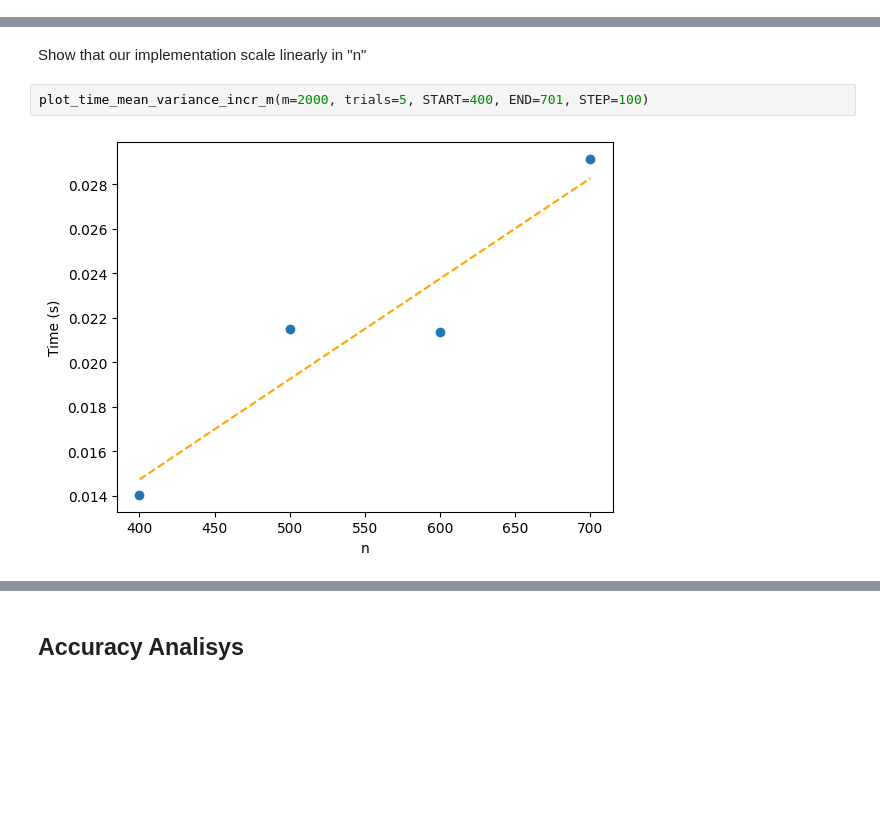
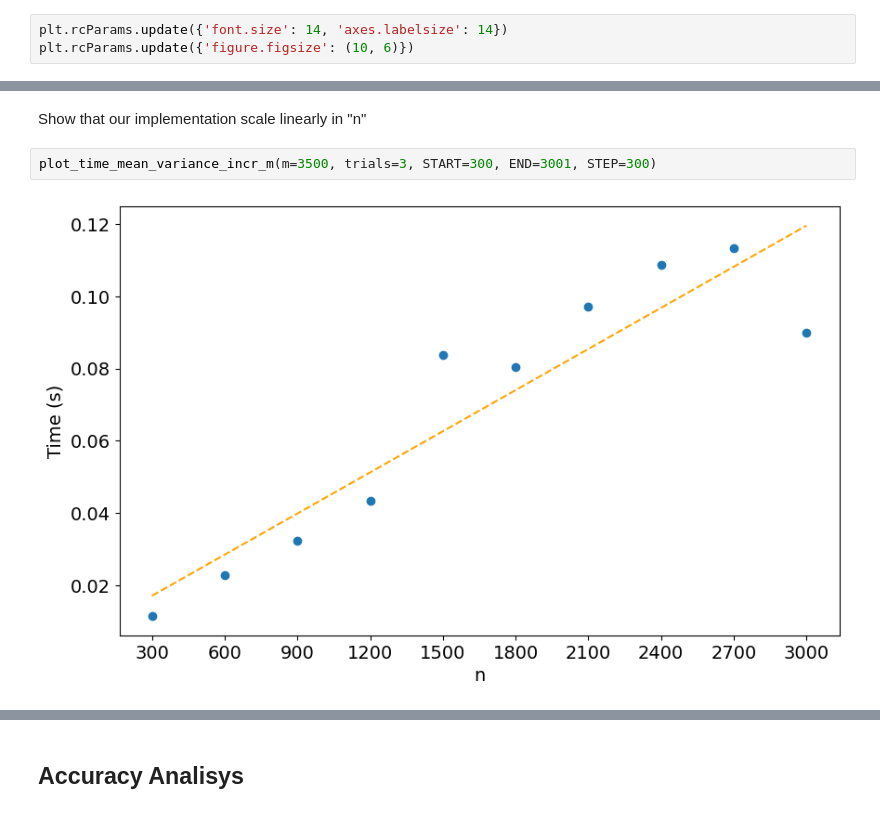
Before and after one commit to JacopoRaffi/CM_Project, a Jupyter notebook: analysis/incr_qr_analysis.ipynb, the cells around one changed output, grey strips where cells are left out. Drawn from its saved outputs; the diff is of its cells as text; blank space fills up the shorter version.

```diff
--- a/analysis/incr_qr_analysis.ipynb
+++ b/analysis/incr_qr_analysis.ipynb
@@ -16,6 +16,9 @@ from utils import *
 SEED = 42
 np.random.seed(SEED)
 random.seed(SEED)
+# %%
+plt.rcParams.update({'font.size': 14, 'axes.labelsize': 14})
+plt.rcParams.update({'figure.figsize': (10, 6)})
 # %% [markdown]
 # QR
 # %% [markdown]
@@ -31,6 +36,6 @@ plot_time_mean_variance_incr_n(n=512, trials=5, START=1000, END=10001, STEP=1000
 # %% [markdown]
 Show that our implementation scale linearly in "n"
 # %%
-plot_time_mean_variance_incr_m(m=2000, trials=5, START=400, END=701, STEP=100)
+plot_time_mean_variance_incr_m(m=3500, trials=3, START=300, END=3001, STEP=300)
 # %% [output]
-[figure, old version]
+[figure, new version]
```
Also changed, not shown: parts of 5 cells of this notebook, 2 other files.
